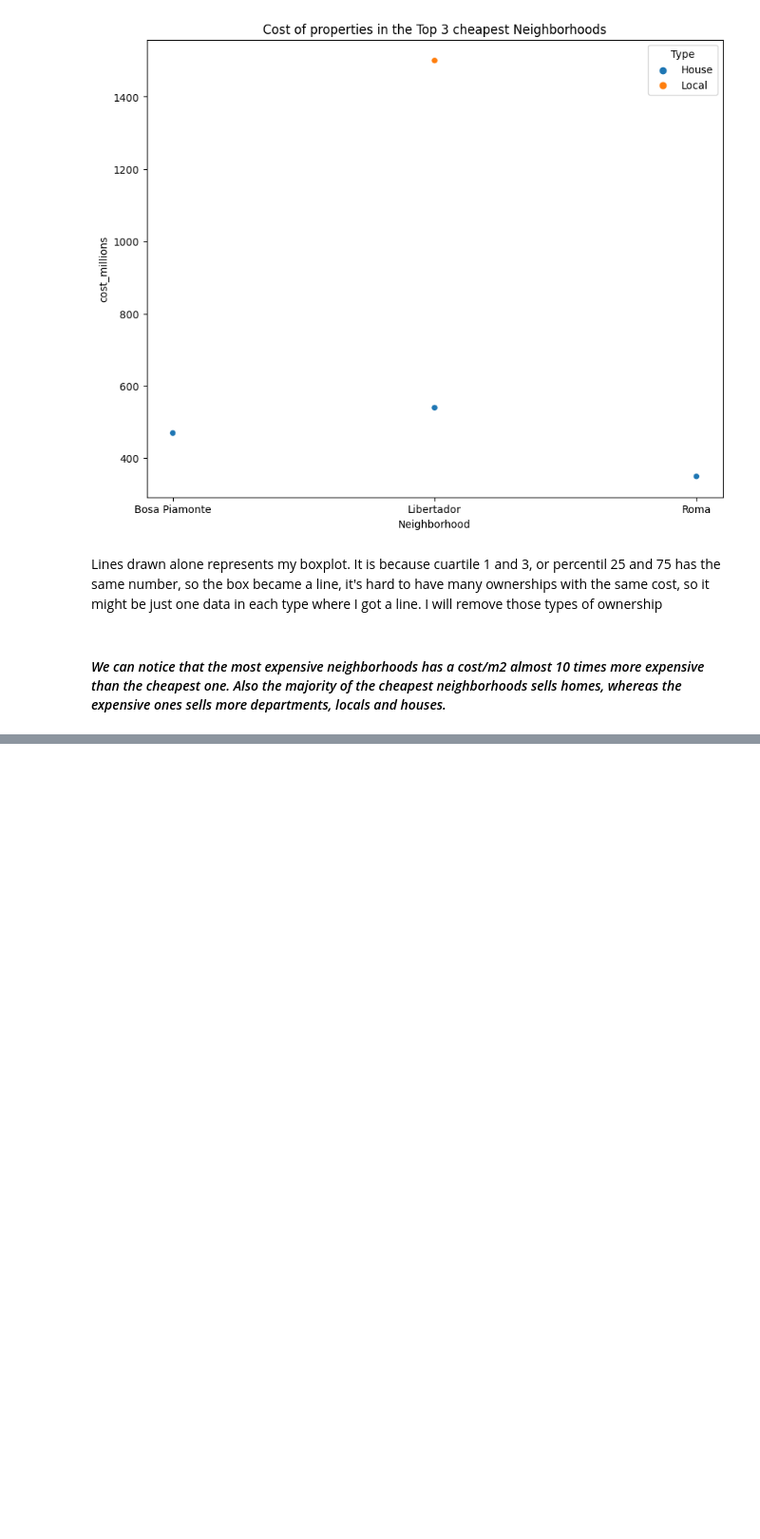
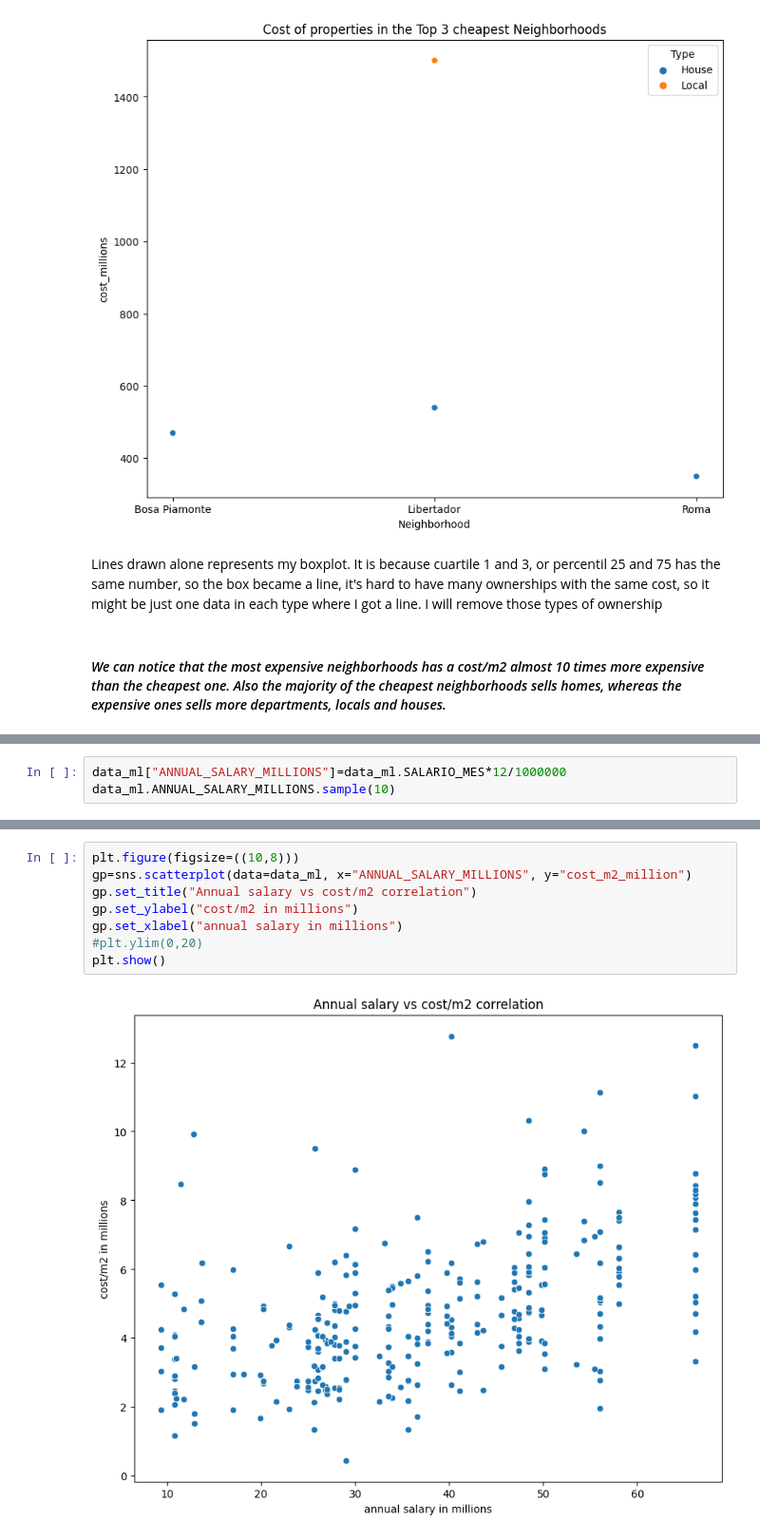
Before and after one commit to EmmanuelMald/Inmersion-datos-Aiura-LATAM, a Jupyter notebook: Integrate_work.ipynb, the cells around one changed output, grey strips where cells are left out. Shown at 95% size. Cells and saved outputs as stored; diff of their text form; blank space fills up the shorter version.

```diff
--- a/Integrate_work.ipynb
+++ b/Integrate_work.ipynb
@@ -423,0 +555,3 @@ ValueError: Could not interpret input 'cost_m2_millions'
+# %%
+data_ml["ANNUAL_SALARY_MILLIONS"]=data_ml.SALARIO_MES*12/1000000
+data_ml.ANNUAL_SALARY_MILLIONS.sample(10)
@@ -423,0 +585,10 @@ ValueError: Could not interpret input 'cost_m2_millions'
+# %%
+plt.figure(figsize=((10,8)))
+gp=sns.scatterplot(data=data_ml, x="ANNUAL_SALARY_MILLIONS", y="cost_m2_million")
+gp.set_title("Annual salary vs cost/m2 correlation")
+gp.set_ylabel("cost/m2 in millions")
+gp.set_xlabel("annual salary in millions")
+#plt.ylim(0,20)
+plt.show()
+# %% [output]
+[figure, added]
```
Also changed, not shown: parts of 54 cells of this notebook.
